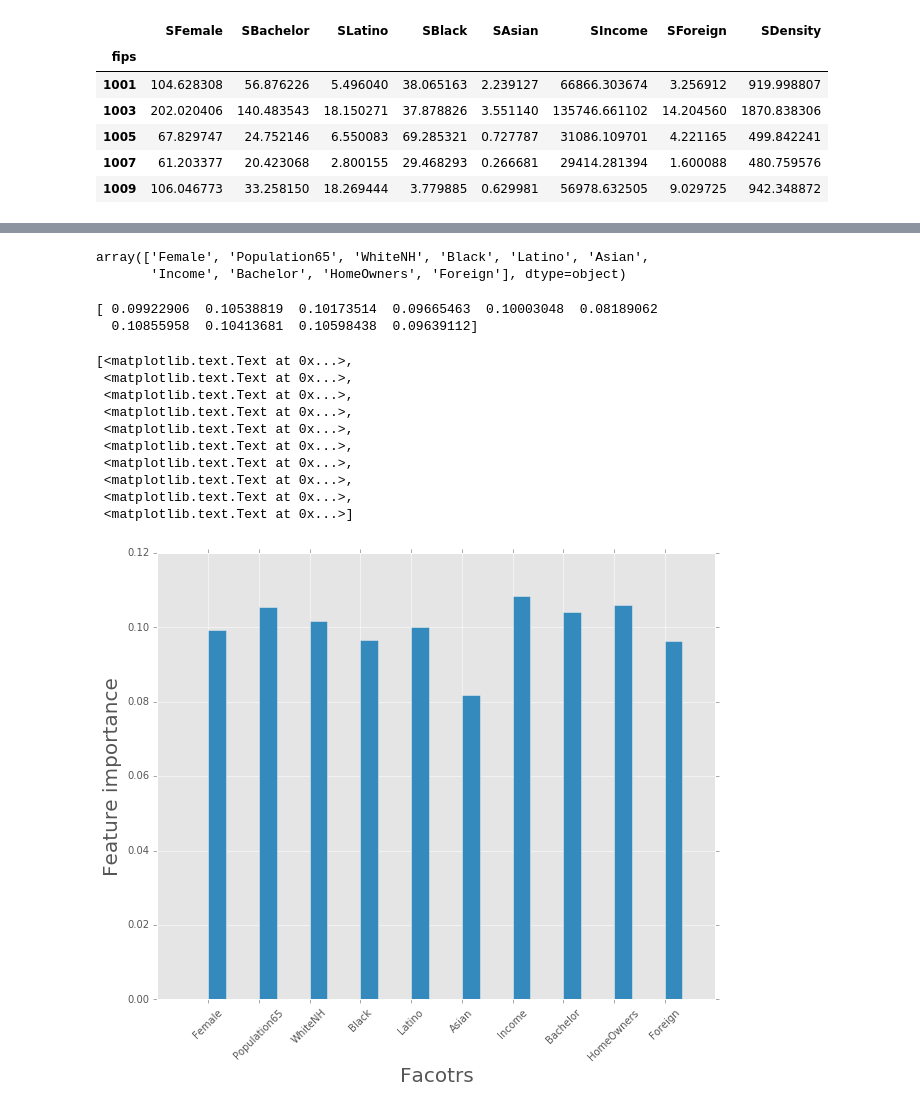
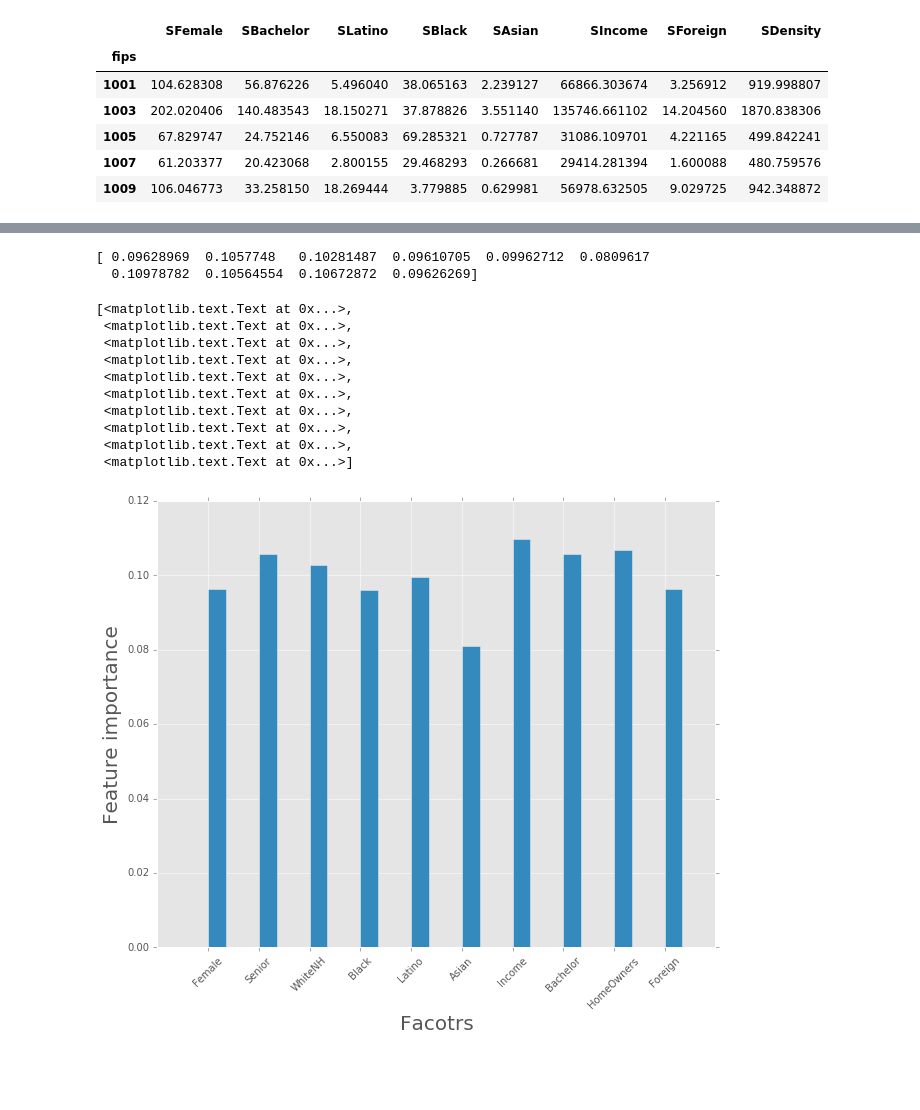
Before and after one commit to jz2575/PUI2016_jz2575, a Jupyter notebook: EC_Project_jz2575/PUI2016_EC_Project.ipynb, the cells around one changed output, grey strips where cells are left out. Saved outputs shown, nothing was run; the diff lists cells and outputs as text; code cells hidden in the pictures; blank space fills up the shorter version.

```diff
--- a/EC_Project_jz2575/PUI2016_EC_Project.ipynb
+++ b/EC_Project_jz2575/PUI2016_EC_Project.ipynb
@@ -85,7 +102,7 @@ array(['AL', 'AZ', 'AR', 'CA', 'CO', 'FL', 'GA', 'HI', 'ID', 'IL', 'IN',
 # %%
 data['TElectorate']=data.Population*(1-data.Population18/100)
 data['TFemale']=data.TElectorate*data.Female/100
-data['TSeniors']=data.TElectorate*data.Population65/100
+data['TSeniors']=data.TElectorate*data.Senior/100
 data['TWhite']=data.TElectorate*data.WhiteNH/100
 data['TBlack']=data.TElectorate*data.Black/100
 data['TLatino']=data.TElectorate*data.Latino/100
@@ -99,7 +116,7 @@ data['TForeign'] = data.TElectorate*data.Foreign/100
 # %%
 data['SElectorate']=data['TElectorate']**0.5
 data['SFemale']=data.SElectorate*data.Female/100
-data['SSeniors']=data.SElectorate*data.Population65/100
+data['SSeniors']=data.SElectorate*data.Senior/100
 data['SWhite']=data.SElectorate*data.WhiteNH/100
 data['SBlack']=data.SElectorate*data.Black/100
 data['SLatino']=data.SElectorate*data.Latino/100
@@ -697,35 +692,30 @@ array(['trump', 'clinton', 'processed', 'area_name', 'state_abbreviation',
-# %%
-data_new.columns.values
-# %% [output]
-array(['Female', 'Population65', 'WhiteNH', 'Black', 'Latino', 'Asian',
-       'Income', 'Bachelor', 'HomeOwners', 'Foreign'], dtype=object)
 # %%
-col = ['Female', 'Population65', 'WhiteNH', 'Black', 'Latino', 'Asian', 'Income', 'Bachelor', 'HomeOwners', 'Foreign']
+col = ['Female', 'Senior', 'WhiteNH', 'Black', 'Latino', 'Asian', 'Income', 'Bachelor', 'HomeOwners', 'Foreign']
 data_new = data[col]
 data_new = data_new.dropna()
 clf = RandomForestClassifier(n_estimators=100)
 model = clf.fit(data_new, data.trump)
 print model.feature_importances_
 array_a = np.arange(len(data_new.columns.values))
 fig = plt.figure(figsize=(10,8))
 ax = fig.add_subplot(111)
 ax.bar(array_a, model.feature_importances_, 0.35)
 ax.set_ylabel('Feature importance', fontsize=20)
 ax.set_xlabel('Facotrs', fontsize=20)
 ax.set_xlim(-1,10)
 ax.set_xticks(array_a)
 ax.set_xticklabels(col, rotation=45)
 # %% [output]
-[ 0.09922906  0.10538819  0.10173514  0.09665463  0.10003048  0.08189062
-  0.10855958  0.10413681  0.10598438  0.09639112]
+[ 0.09628969  0.1057748   0.10281487  0.09610705  0.09962712  0.0809617
+  0.10978782  0.10564554  0.10672872  0.09626269]
 [<matplotlib.text.Text at 0x...>,
  <matplotlib.text.Text at 0x...>,
  <matplotlib.text.Text at 0x...>,
  <matplotlib.text.Text at 0x...>,
  <matplotlib.text.Text at 0x...>,
  <matplotlib.text.Text at 0x...>,
  <matplotlib.text.Text at 0x...>,
  <matplotlib.text.Text at 0x...>,
  <matplotlib.text.Text at 0x...>,
  <matplotlib.text.Text at 0x...>]
-[figure, old version]
+[figure, new version]
```
Also changed, not shown: parts of 17 cells of this notebook.
